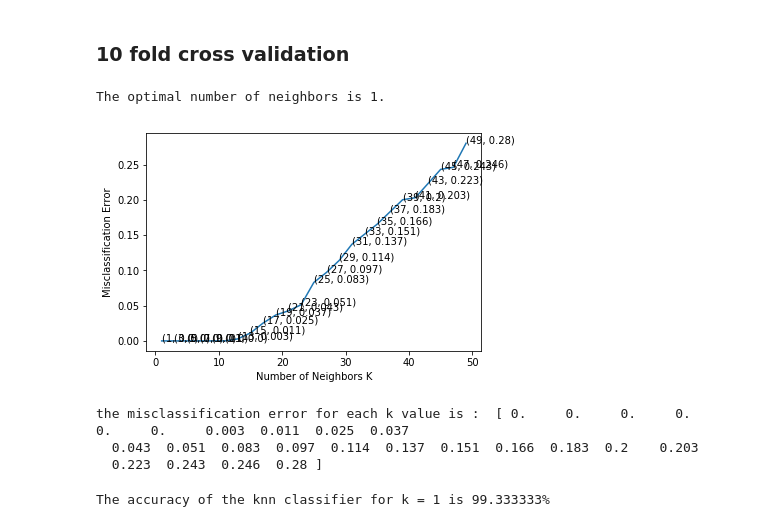
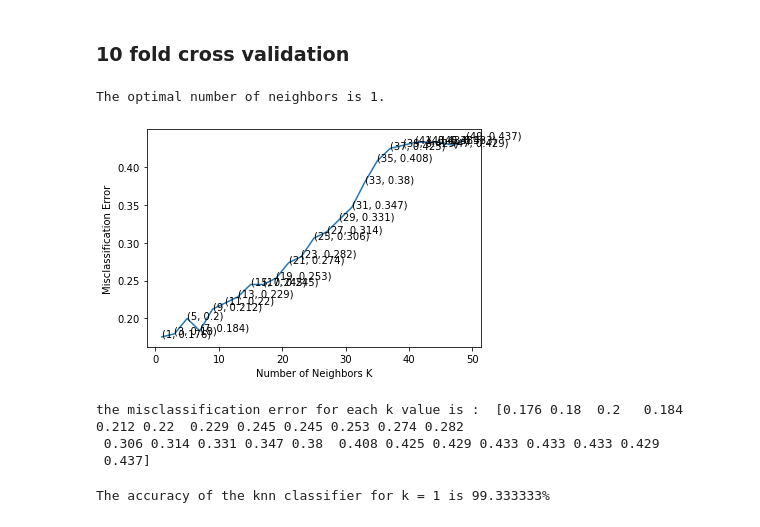
Before and after one commit to Chaitanya-Majety/Jupyter, a Jupyter notebook: Jupyter Notebooks/ML/KNN/kfold.ipynb, the cells around one changed output. Drawn from its saved outputs; the diff is of its cells as text; code cells hidden in the pictures.

```diff
--- a/Jupyter Notebooks/ML/KNN/kfold.ipynb
+++ b/Jupyter Notebooks/ML/KNN/kfold.ipynb
@@ -111,38 +111,38 @@ myList = list(range(0,50))
 neighbors = list(filter(lambda x: x % 2 != 0, myList))
 
 # empty list that will hold cv scores
 cv_scores = []
 
 # perform 10-fold cross validation
 for k in neighbors:
     knn = KNeighborsClassifier(n_neighbors=k)
-    scores = cross_val_score(knn, X_train, y_train, cv=3, scoring='accuracy')
+    scores = cross_val_score(knn, X_tr, y_tr, cv=3, scoring='accuracy')
     cv_scores.append(scores.mean())
 
 # changing to misclassification error
 MSE = [1 - x for x in cv_scores]
 
 # determining best k
 optimal_k = neighbors[MSE.index(min(MSE))]
 print('\nThe optimal number of neighbors is %d.' % optimal_k)
 
 # plot misclassification error vs k
 plt.plot(neighbors, MSE)
 
 for xy in zip(neighbors, np.round(MSE,3)):
     plt.annotate('(%s, %s)' % xy, xy=xy, textcoords='data')
 
 plt.xlabel('Number of Neighbors K')
 plt.ylabel('Misclassification Error')
 plt.show()
 
 print("the misclassification error for each k value is : ", np.round(MSE,3))
 # %% [output]
 The optimal number of neighbors is 1.
-[figure, old version]
+[figure, new version]
-the misclassification error for each k value is :  [ 0.     0.     0.     0.     0.     0.     0.003  0.011  0.025  0.037
-  0.043  0.051  0.083  0.097  0.114  0.137  0.151  0.166  0.183  0.2    0.203
-  0.223  0.243  0.246  0.28 ]
+the misclassification error for each k value is :  [0.176 0.18  0.2   0.184 0.212 0.22  0.229 0.245 0.245 0.253 0.274 0.282
+ 0.306 0.314 0.331 0.347 0.38  0.408 0.425 0.429 0.433 0.433 0.433 0.429
+ 0.437]
 # %%
 # ============================== KNN with k = optimal_k ===============================================
 # instantiate learning model k = optimal_k
```
Also changed, not shown: parts of 2 cells of this notebook.
